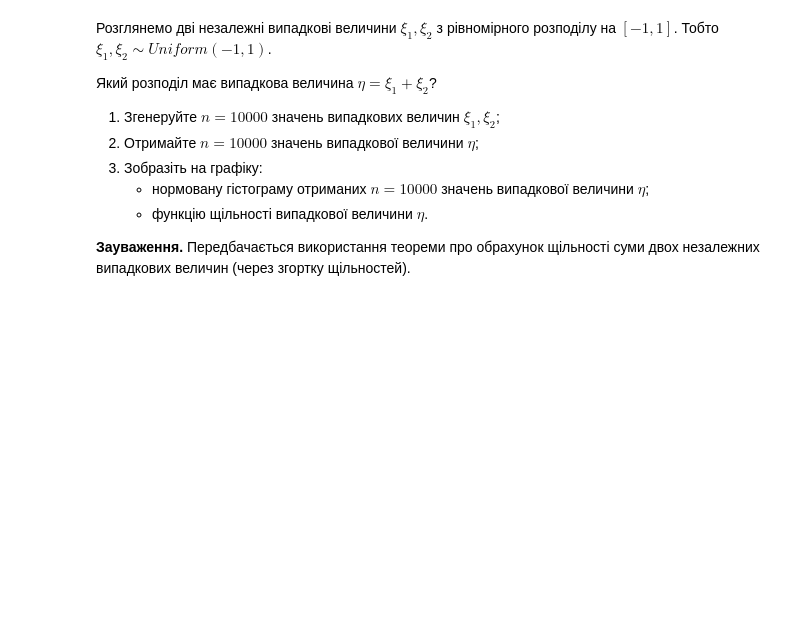
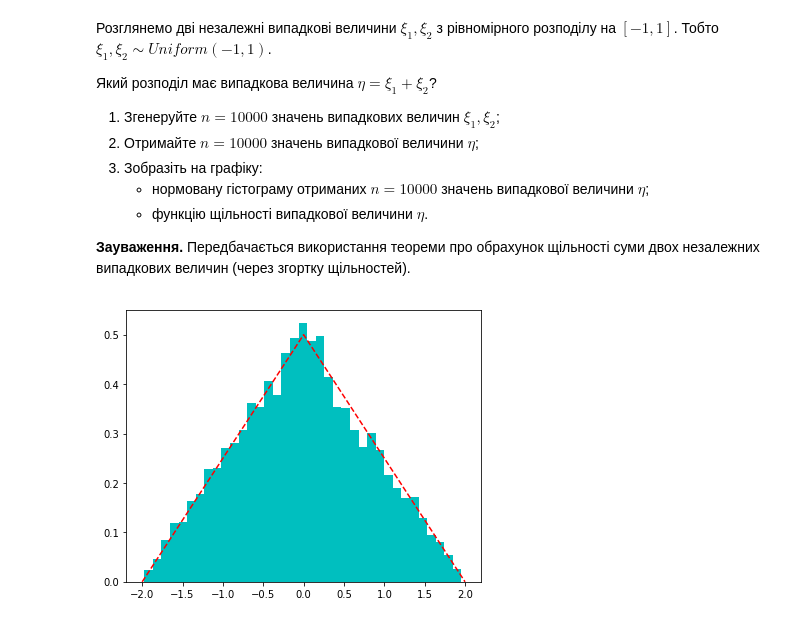
Before and after one commit to roma-vinn/Probability-labs, a Jupyter notebook: Лабораторне заняття 8/Домашня робота 8.ipynb, the cells around one changed output. Cells and saved outputs as stored; diff of their text form; code cells hidden in the pictures; blank space fills up the shorter version.

```diff
--- a/Лабораторне заняття 8/Домашня робота 8.ipynb
+++ b/Лабораторне заняття 8/Домашня робота 8.ipynb
@@ -123,0 +155,20 @@ plt.show()
+# %%
+xi1 = uniform(-1, 2).rvs(size=SIZE)
+xi2 = uniform(-1, 2).rvs(size=SIZE)
+
+eta = xi1 + xi2
+
+def func(x):
+    return np.where(np.logical_and(-2<= x, x <= 0), x/4 + 1/2, 0) +\
+        np.where(np.logical_and(0 < x, x <= 2), -x/4 + 1/2, 0)
+
+x = np.arange(-2, 2.1, 0.1)
+
+plt.figure(figsize=(14, 5))
+plt.subplot(122)
+plt.hist(eta, density=True, bins='auto', color='c')
+plt.plot(x, func(x), 'r--')
+
+plt.show()
+# %% [output]
+[figure, added]
```
Also changed, not shown: parts of 8 cells of this notebook.
